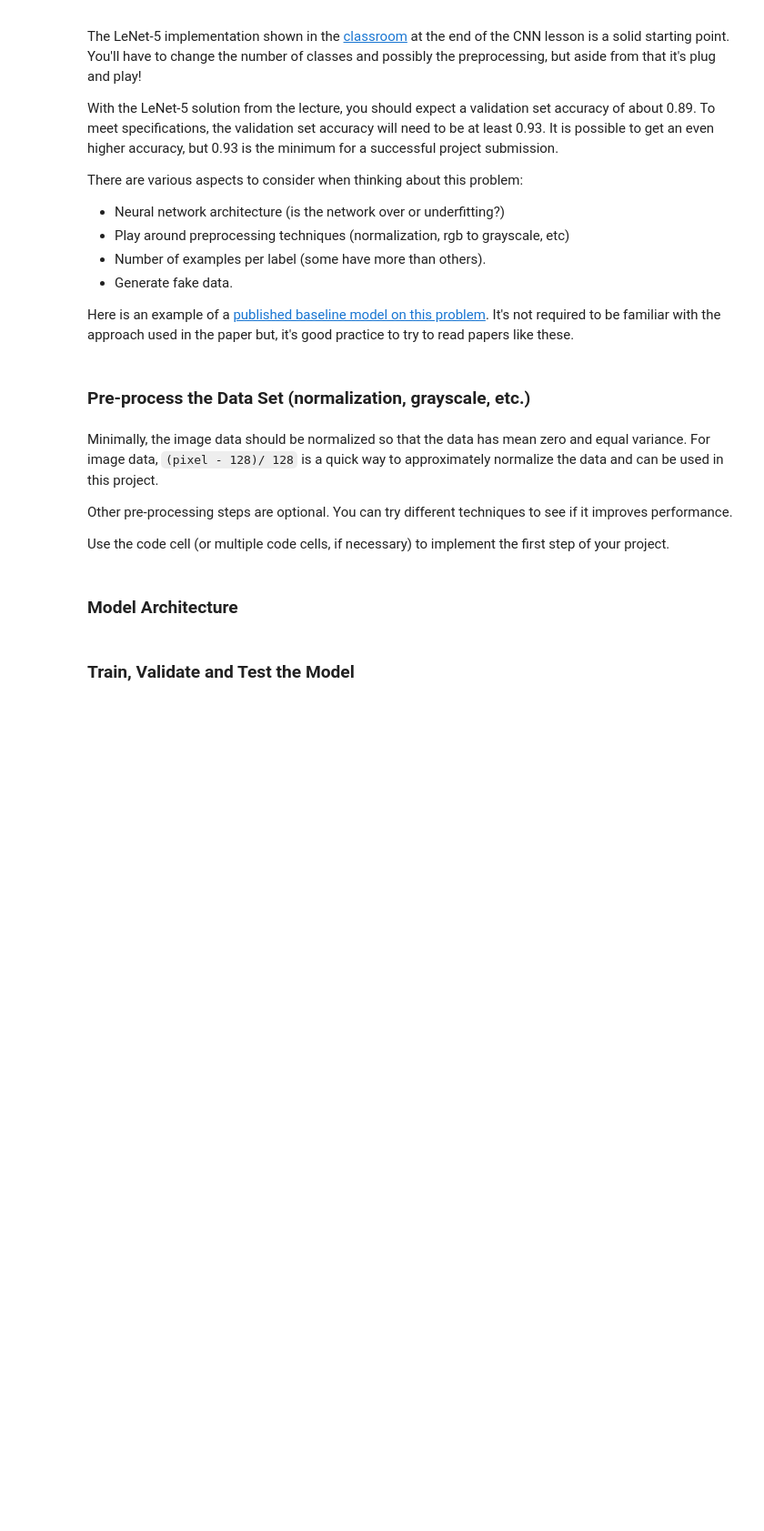
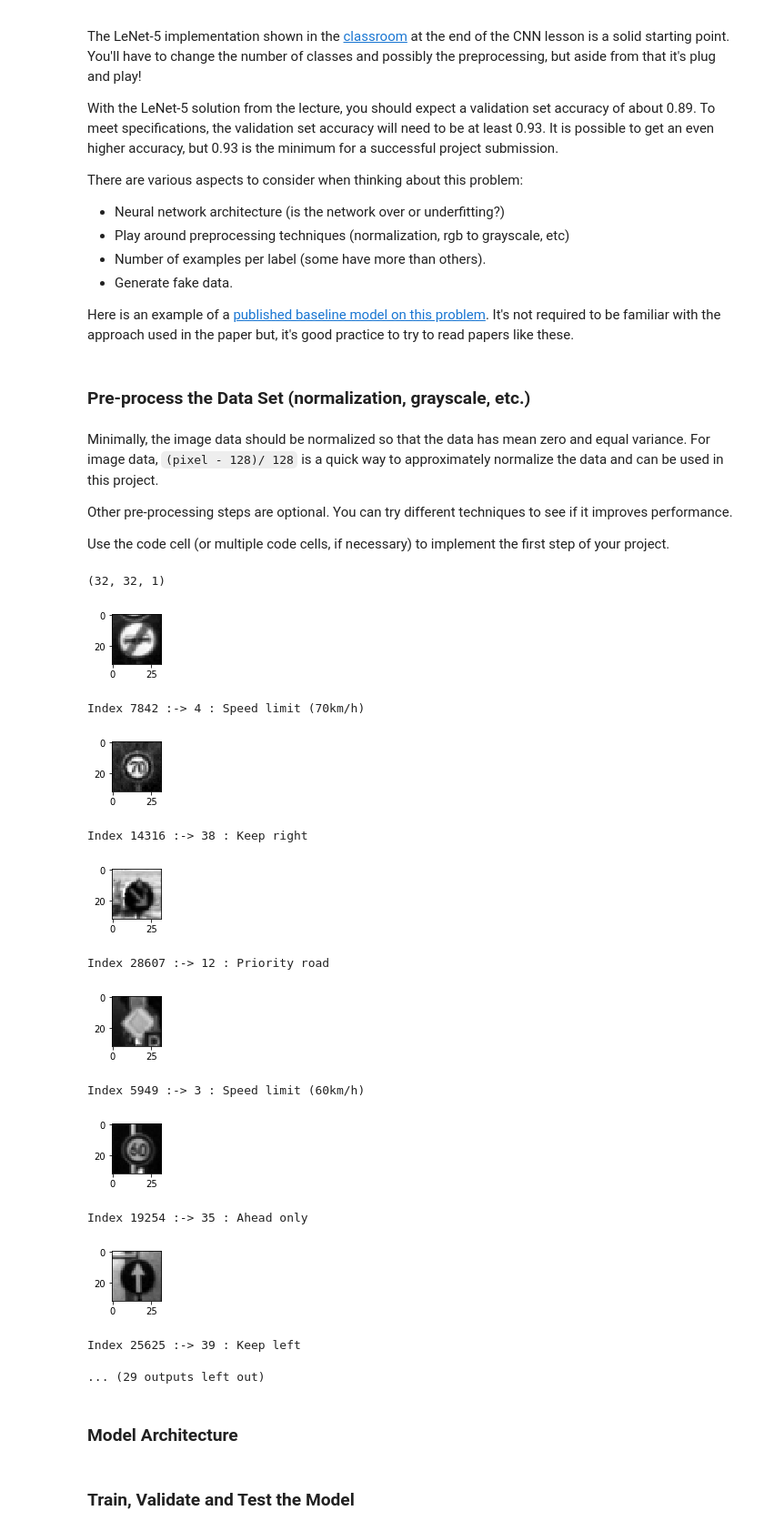
Before and after one commit to sandeeppaulraj/CarND-Traffic-Sign-Classifier-Project, a Jupyter notebook: Traffic_Sign_Classifier.ipynb, the cells around one changed output. Shown at 91% size. Drawn from its saved outputs; the diff is of its cells as text; code cells hidden in the pictures; blank space fills up the shorter version.

```diff
--- a/Traffic_Sign_Classifier.ipynb
+++ b/Traffic_Sign_Classifier.ipynb
@@ -189,3 +196,74 @@ Use the code cell (or multiple code cells, if necessary) to implement the first
+# %%
+### Preprocess the data here. It is required to normalize the data. Other preprocessing steps could include
+### converting to grayscale, etc.
+### Feel free to use as many code cells as needed.
+
+## Copied the grayscale function from Project1
+def grayscale(image):
+    """Applies the Grayscale transform
+    This will return an image with only one color channel
+    but NOTE: to see the returned image as grayscale
+    (assuming your grayscaled image is called 'gray')
+    you should call plt.imshow(gray, cmap='gray')"""
+    return cv2.cvtColor(image, cv2.COLOR_RGB2GRAY)
+    # Or use BGR2GRAY if you read an image with cv2.imread()
+    # return cv2.cvtColor(image, cv2.COLOR_BGR2GRAY)
+
+def normalize(image):
+    image = ((image - 128.0)/128.0)
+    return image
+
+def preprocess(images):
+    preprocessed_images = []
+    for img in images:
+        preprocessed_images.append(normalize(grayscale(img)))
+
+    preprocessed_images = np.reshape(preprocessed_images, (-1, 32, 32, 1))
+    return preprocessed_images
+
+X_train_pp = preprocess(X_train)
+X_valid_pp = preprocess(X_valid)
+X_test_pp = preprocess(X_test)
+
+print(X_train_pp[0].shape)
+
+# Convert to grayscale
+#X_train_rgb = X_train
+#X_train_gray = np.sum(X_train/3, axis=3, keepdims=True)
+
+#X_test_rgb = X_test
+#X_test_gray = np.sum(X_test/3, axis=3, keepdims=True)
+
+#X_valid_rgb = X_valid
+#X_valid_gray = np.sum(X_valid/3, axis=3, keepdims=True)
+
+#print(X_train_rgb.shape)
+#print(X_train_gray.shape)
+
+#print(X_test_rgb.shape)
+#print(X_test_gray.shape)
+# %% [output]
+(32, 32, 1)
+# %%
+X_train = X_train_pp
+X_valid = X_valid_pp
+X_test  = X_test_pp
+
+output_images(squeeze=True, cmap='gray')
+# %% [output]
+[figure, added]
+Index 7842 :-> 4 : Speed limit (70km/h)
+[figure, added]
+Index 14316 :-> 38 : Keep right
+[figure, added]
+Index 28607 :-> 12 : Priority road
+[figure, added]
+Index 5949 :-> 3 : Speed limit (60km/h)
+[figure, added]
+Index 19254 :-> 35 : Ahead only
+[figure, added]
+Index 25625 :-> 39 : Keep left
+... (29 outputs left out)
 # %% [markdown]
 ### Model Architecture
 # %%
```
Also changed, not shown: parts of 3 cells of this notebook.
